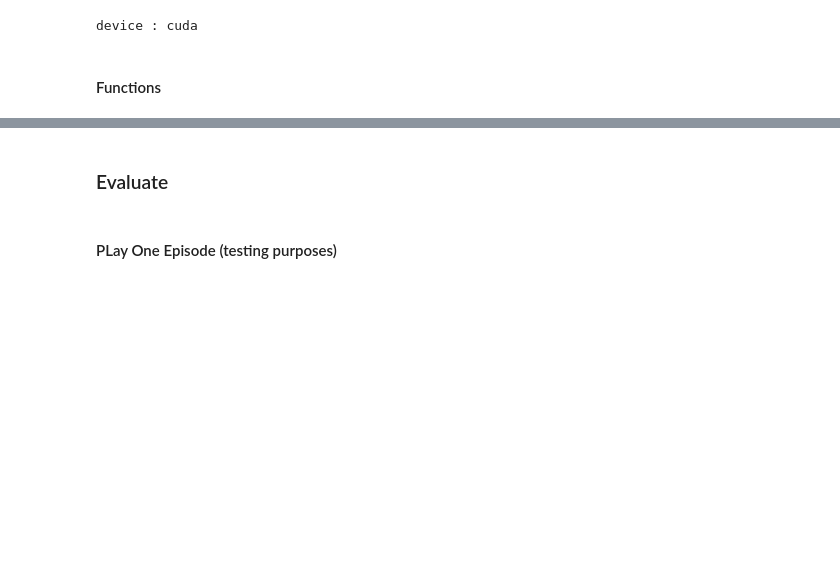
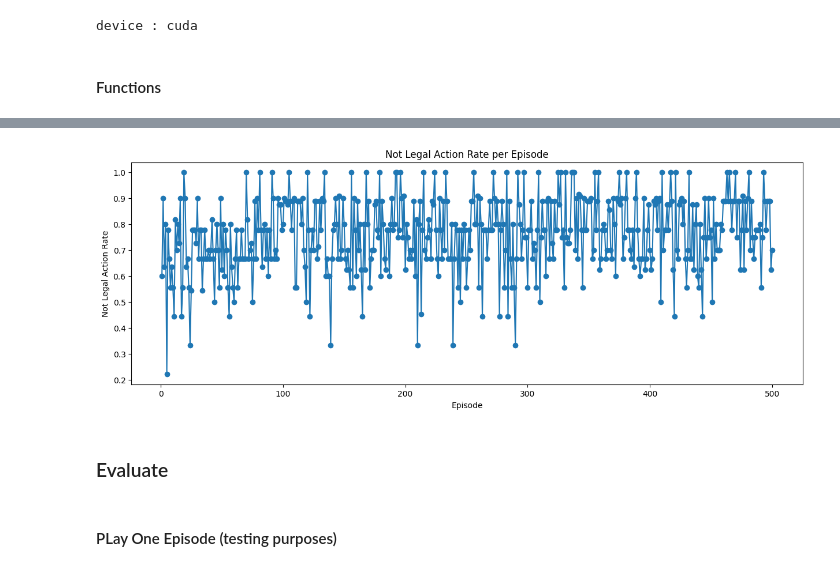
Before and after one commit to gabriel-mercier/Cathedral-RL-CL, a Jupyter notebook: DQN.ipynb, the cells around one changed output, grey strips where cells are left out. Cells and saved outputs as stored; diff of their text form; code cells hidden in the pictures; blank space fills up the shorter version.

```diff
--- a/DQN.ipynb
+++ b/DQN.ipynb
@@ -257,4 +257,36 @@ def select_action_dqn(model, obs, action_mask, legal_moves, episode, device, met
 
     model.train()
     return action, not_legal_action
+# %%
+def select_action_dqn_illegal_allowed(model, obs, action_mask, legal_moves, episode, device, method, verbose=False):
+    model.eval()
+    not_legal_action = 0
+    with torch.no_grad():
+        obs_tensor = torch.tensor(obs, dtype=torch.float32).unsqueeze(0).to(device)  # (1, 10, 10, 5)
+        q_values = model(obs_tensor).squeeze(0)  # (n_actions,)
+
+        if method == 'eps_greedy':
+            epsilon = epsilon_by_episode(episode)
+            if random.random() < epsilon:
+                first_action = random.choice(legal_moves)
+                not_legal_action = 0
+            else:
+                first_action = torch.argmax(q_values).item()
+                mask = torch.tensor(action_mask, dtype=torch.bool, device=device)
+                q_values[~mask] = -1e8
+                action = torch.argmax(q_values).item()
+                not_legal_action = int(first_action != action)
+
+        elif method == 'boltzmann':
+            temperature = temperature_by_episode(episode)
+            first_action = torch.argmax(q_values).item()
+            mask = torch.tensor(action_mask, dtype=torch.bool, device=device)
+            q_values[~mask] = -1e8
+            action = torch.argmax(q_values).item()
+            not_legal_action = int(first_action != action)
+            probabilities = F.softmax(q_values / temperature, dim=-1)
+            action = torch.multinomial(probabilities, num_samples=1).item()
+
+    model.train()
+    return first_action, not_legal_action
 # %%
@@ -412,4 +477,4 @@ def train_dqn(name):
 # %%
-list_reward, list_epsilon, list_loss, list_steps, list_winner = train_dqn('TEST')
+list_reward, list_epsilon, list_loss, list_steps, list_winner, not_legal_action_rates = train_dqn('TEST', illegal_allowed=True)
 # %% [output]
 n_actions : 1753
@@ -516,3 +581,13 @@ plt.show()
+# %%
+# Plot Not Legal Action Rate per Episode
+plt.figure(figsize=(15, 5))
+plt.plot(episodes, not_legal_action_rates, marker='o', linestyle='-')
+plt.xlabel("Episode")
+plt.ylabel("Not Legal Action Rate")
+plt.title("Not Legal Action Rate per Episode")
+plt.show()
+# %% [output]
+[figure, added]
 # %% [markdown]
 ### Evaluate
 # %% [markdown]
```
Also changed, not shown: parts of 4 cells of this notebook, 2 other files.
